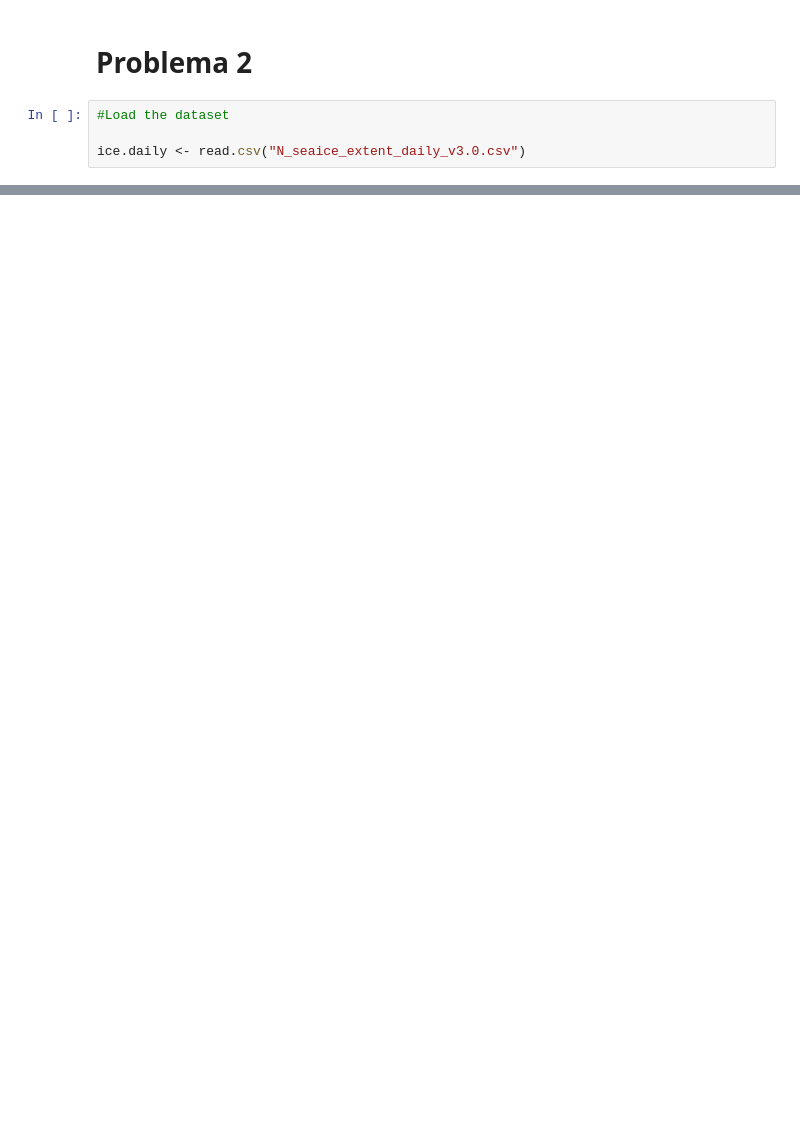
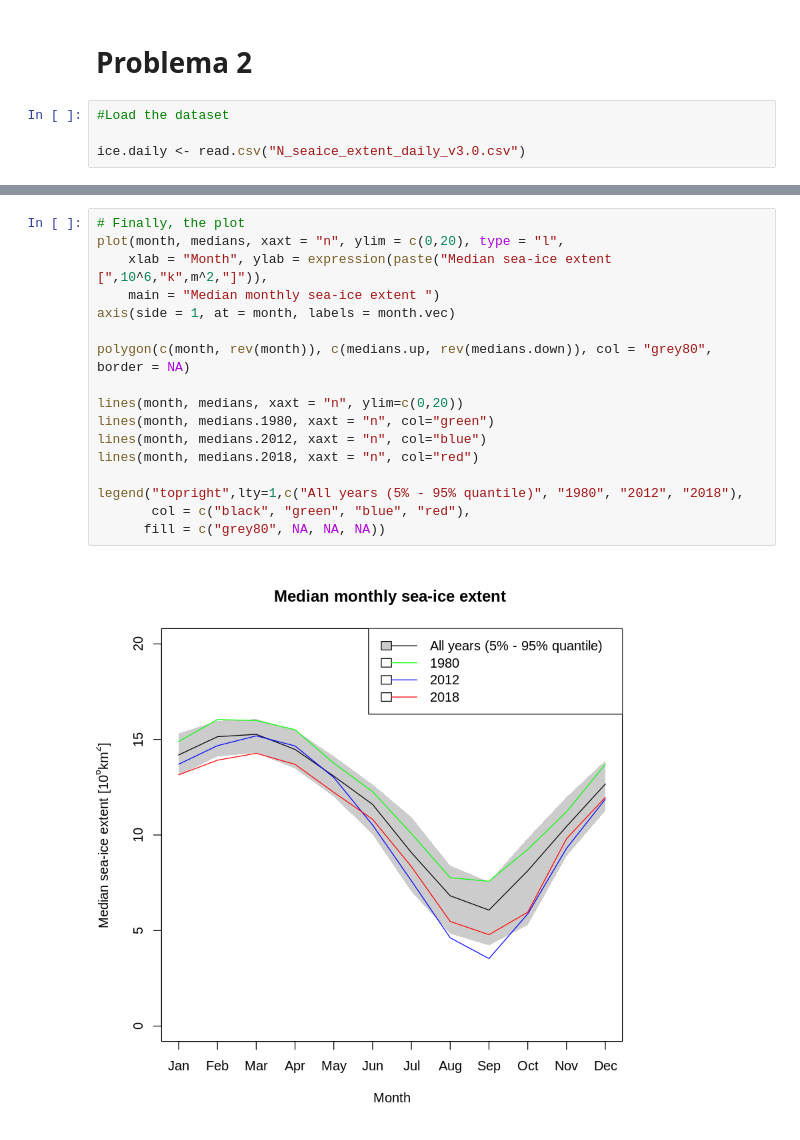
Before and after one commit to NTrevisani/DataScienceMaster, a Jupyter notebook: Estadistica/Practica1/Practica1.ipynb, the cells around one changed output, grey strips where cells are left out. Cells and saved outputs as stored; diff of their text form; blank space fills up the shorter version.

```diff
--- a/Estadistica/Practica1/Practica1.ipynb
+++ b/Estadistica/Practica1/Practica1.ipynb
@@ -124,0 +160,19 @@ axis(side = 1, at = month, labels = month.vec)
+# %%
+# Finally, the plot
+plot(month, medians, xaxt = "n", ylim = c(0,20), type = "l",
+    xlab = "Month", ylab = expression(paste("Median sea-ice extent [",10^6,"k",m^2,"]")),
+    main = "Median monthly sea-ice extent ")
+axis(side = 1, at = month, labels = month.vec)
+
+polygon(c(month, rev(month)), c(medians.up, rev(medians.down)), col = "grey80", border = NA)
+
+lines(month, medians, xaxt = "n", ylim=c(0,20))
+lines(month, medians.1980, xaxt = "n", col="green")
+lines(month, medians.2012, xaxt = "n", col="blue")
+lines(month, medians.2018, xaxt = "n", col="red")
+
+legend("topright",lty=1,c("All years (5% - 95% quantile)", "1980", "2012", "2018"),
+       col = c("black", "green", "blue", "red"),
+      fill = c("grey80", NA, NA, NA))
+# %% [output]
+[figure, added]
```
Also changed, not shown: parts of 14 cells of this notebook.
